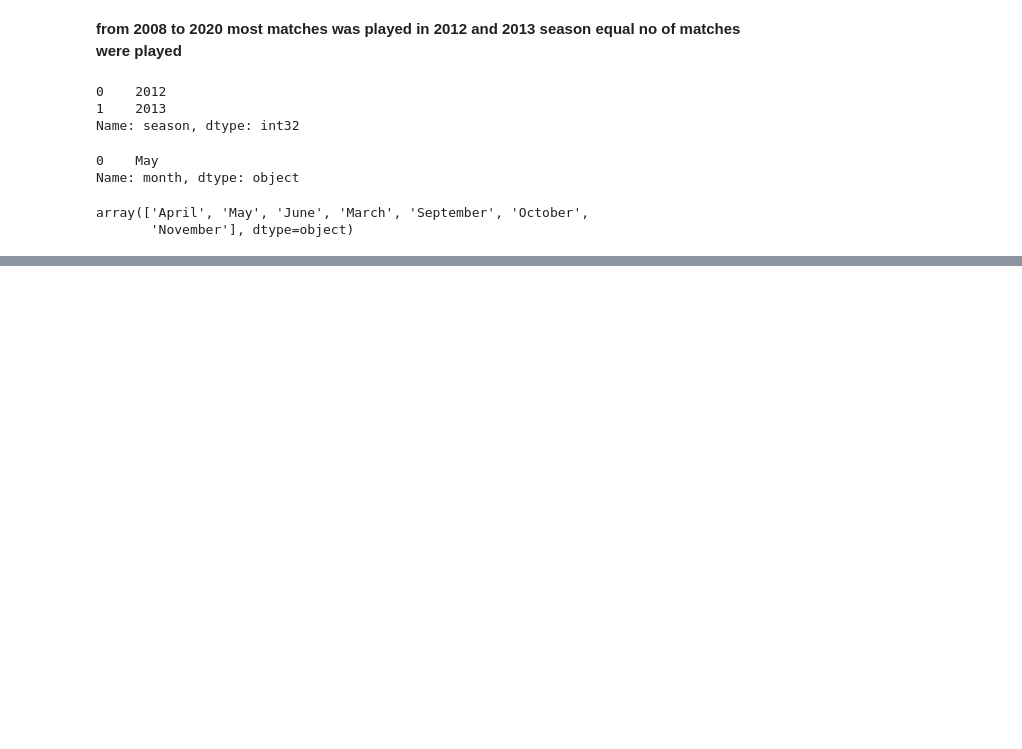
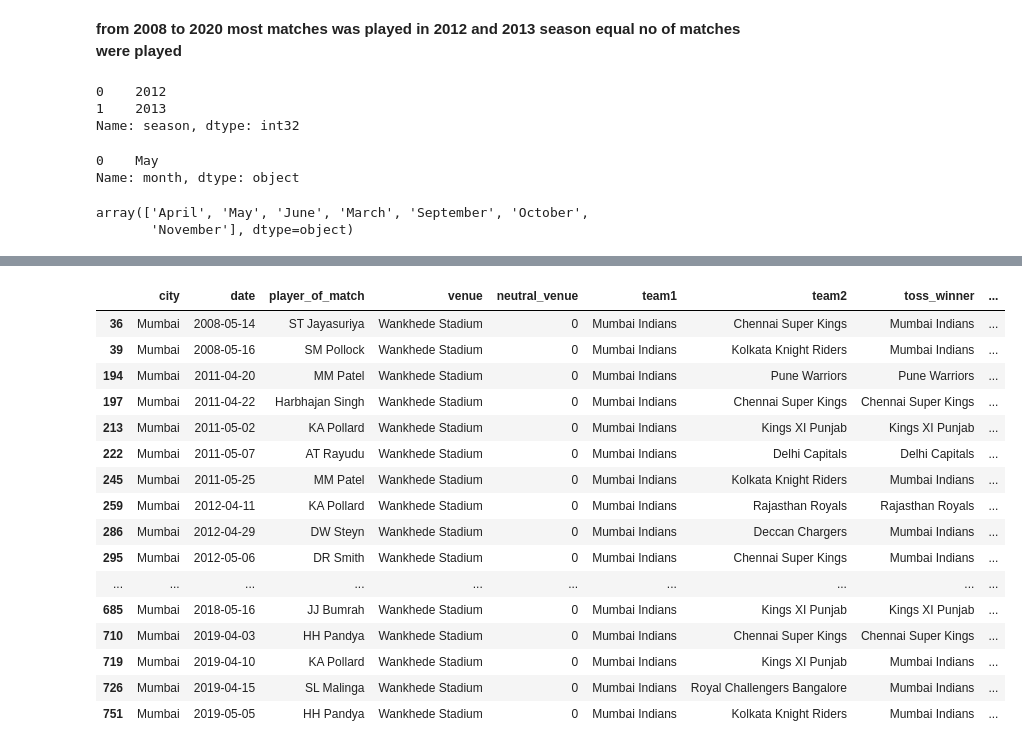
Before and after one commit to Diwash17/IPL-project-, a Jupyter notebook: IPLDataAnalysis.ipynb, the cells around one changed output, grey strips where cells are left out. Cells and saved outputs as stored; diff of their text form; code cells hidden in the pictures; blank space fills up the shorter version.

```diff
--- a/IPLDataAnalysis.ipynb
+++ b/IPLDataAnalysis.ipynb
@@ -656,0 +737,20 @@ array(['April', 'May', 'June', 'March', 'September', 'October',
+# %%
+df[(df['winner']=='Mumbai Indians') & (df['venue']=='Wankhede Stadium')]
+# %% [output]
+|  | city | date | player_of_match | venue | neutral_venue | team1 | team2 | toss_winner | ... |
+| 36 | Mumbai | 2008-05-14 | ST Jayasuriya | Wankhede Stadium | 0 | Mumbai Indians | Chennai Super Kings | Mumbai Indians | ... |
+| 39 | Mumbai | 2008-05-16 | SM Pollock | Wankhede Stadium | 0 | Mumbai Indians | Kolkata Knight Riders | Mumbai Indians | ... |
+| 194 | Mumbai | 2011-04-20 | MM Patel | Wankhede Stadium | 0 | Mumbai Indians | Pune Warriors | Pune Warriors | ... |
+| 197 | Mumbai | 2011-04-22 | Harbhajan Singh | Wankhede Stadium | 0 | Mumbai Indians | Chennai Super Kings | Chennai Super Kings | ... |
+| 213 | Mumbai | 2011-05-02 | KA Pollard | Wankhede Stadium | 0 | Mumbai Indians | Kings XI Punjab | Kings XI Punjab | ... |
+| 222 | Mumbai | 2011-05-07 | AT Rayudu | Wankhede Stadium | 0 | Mumbai Indians | Delhi Capitals | Delhi Capitals | ... |
+| 245 | Mumbai | 2011-05-25 | MM Patel | Wankhede Stadium | 0 | Mumbai Indians | Kolkata Knight Riders | Mumbai Indians | ... |
+| 259 | Mumbai | 2012-04-11 | KA Pollard | Wankhede Stadium | 0 | Mumbai Indians | Rajasthan Royals | Rajasthan Royals | ... |
+| 286 | Mumbai | 2012-04-29 | DW Steyn | Wankhede Stadium | 0 | Mumbai Indians | Deccan Chargers | Mumbai Indians | ... |
+| 295 | Mumbai | 2012-05-06 | DR Smith | Wankhede Stadium | 0 | Mumbai Indians | Chennai Super Kings | Mumbai Indians | ... |
+| ... | ... | ... | ... | ... | ... | ... | ... | ... | ... |
+| 685 | Mumbai | 2018-05-16 | JJ Bumrah | Wankhede Stadium | 0 | Mumbai Indians | Kings XI Punjab | Kings XI Punjab | ... |
+| 710 | Mumbai | 2019-04-03 | HH Pandya | Wankhede Stadium | 0 | Mumbai Indians | Chennai Super Kings | Chennai Super Kings | ... |
+| 719 | Mumbai | 2019-04-10 | KA Pollard | Wankhede Stadium | 0 | Mumbai Indians | Kings XI Punjab | Mumbai Indians | ... |
+| 726 | Mumbai | 2019-04-15 | SL Malinga | Wankhede Stadium | 0 | Mumbai Indians | Royal Challengers Bangalore | Mumbai Indians | ... |
+| 751 | Mumbai | 2019-05-05 | HH Pandya | Wankhede Stadium | 0 | Mumbai Indians | Kolkata Knight Riders | Mumbai Indians | ... |
```
Also changed, not shown: parts of 37 cells of this notebook.
